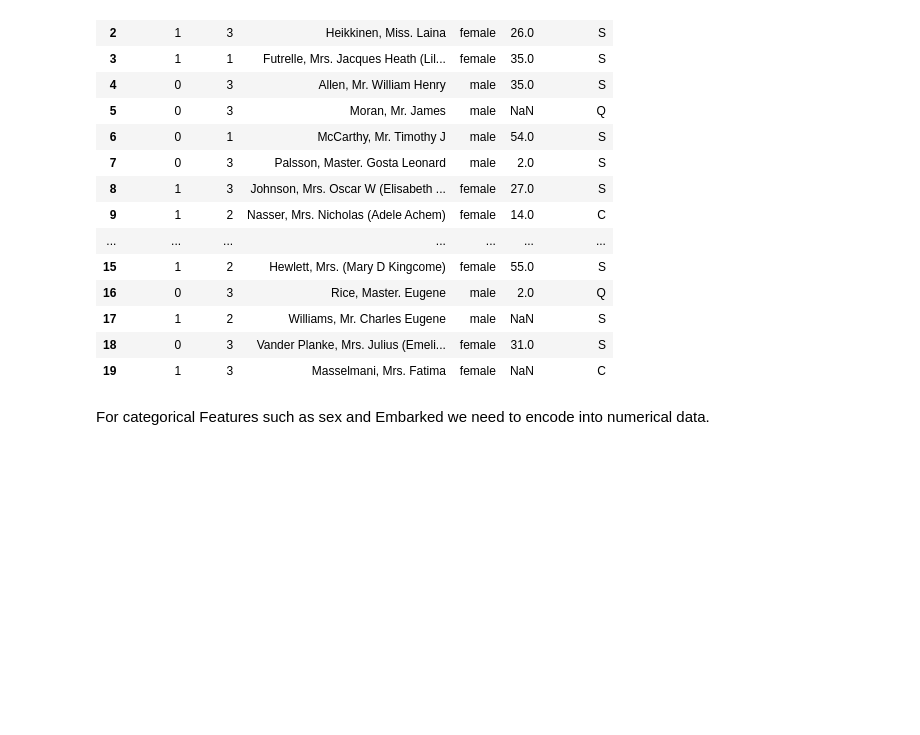
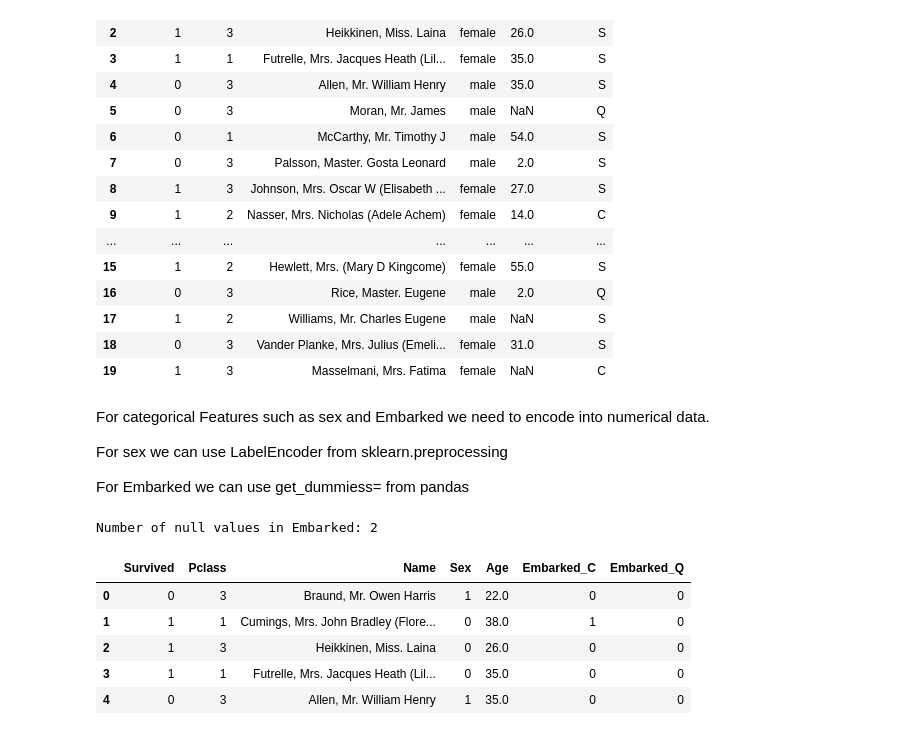
Before and after one commit to muokicaleb/Titanic, a Jupyter notebook: Titanic.ipynb, the cells around one changed output. Drawn from its saved outputs; the diff is of its cells as text; code cells hidden in the pictures; blank space fills up the shorter version.

```diff
--- a/Titanic.ipynb
+++ b/Titanic.ipynb
@@ -164,3 +163,35 @@ X.head(20)
 | 19 | 1 | 3 | Masselmani, Mrs. Fatima | female | NaN | C |
 # %% [markdown]
 <p>For categorical Features such as sex and Embarked we need to encode into numerical data.</p>
+<p>For sex we can use LabelEncoder from sklearn.preprocessing</p>
+<p>For Embarked we can use get_dummiess= from pandas</p>
+# %%
+# encode "Sex"
+
+labelEncoder_X = LabelEncoder()
+X.Sex=labelEncoder_X.fit_transform(X.Sex)
+
+# encode "Embarked"
+
+# number of null values in embarked:
+print ('Number of null values in Embarked:', sum(X.Embarked.isnull()))
+
+# fill the two values with one of the options (S, C or Q)
+row_index = X.Embarked.isnull()
+X.loc[row_index,'Embarked']='S'
+
+Embarked  = pd.get_dummies(  X.Embarked , prefix='Embarked'  )
+X = X.drop(['Embarked'], axis=1)
+X= pd.concat([X, Embarked], axis=1)
+# we should drop one of the columns
+X = X.drop(['Embarked_S'], axis=1)
+
+X.head()
+# %% [output]
+Number of null values in Embarked: 2
+|  | Survived | Pclass | Name | Sex | Age | Embarked_C | Embarked_Q |
+| 0 | 0 | 3 | Braund, Mr. Owen Harris | 1 | 22.0 | 0 | 0 |
+| 1 | 1 | 1 | Cumings, Mrs. John Bradley (Flore... | 0 | 38.0 | 1 | 0 |
+| 2 | 1 | 3 | Heikkinen, Miss. Laina | 0 | 26.0 | 0 | 0 |
+| 3 | 1 | 1 | Futrelle, Mrs. Jacques Heath (Lil... | 0 | 35.0 | 0 | 0 |
+| 4 | 0 | 3 | Allen, Mr. William Henry | 1 | 35.0 | 0 | 0 |
```
Also changed, not shown: parts of 11 cells of this notebook.
